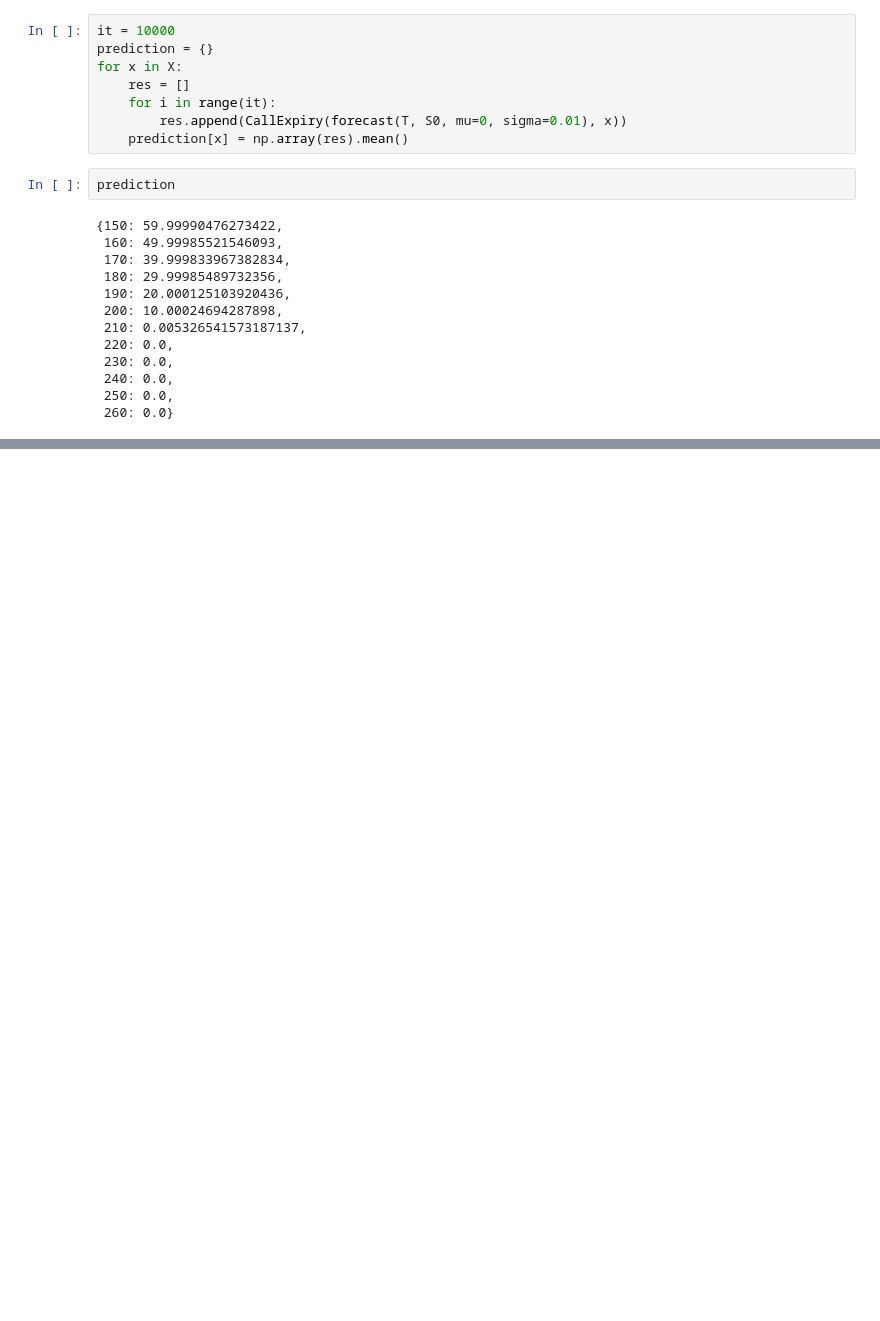
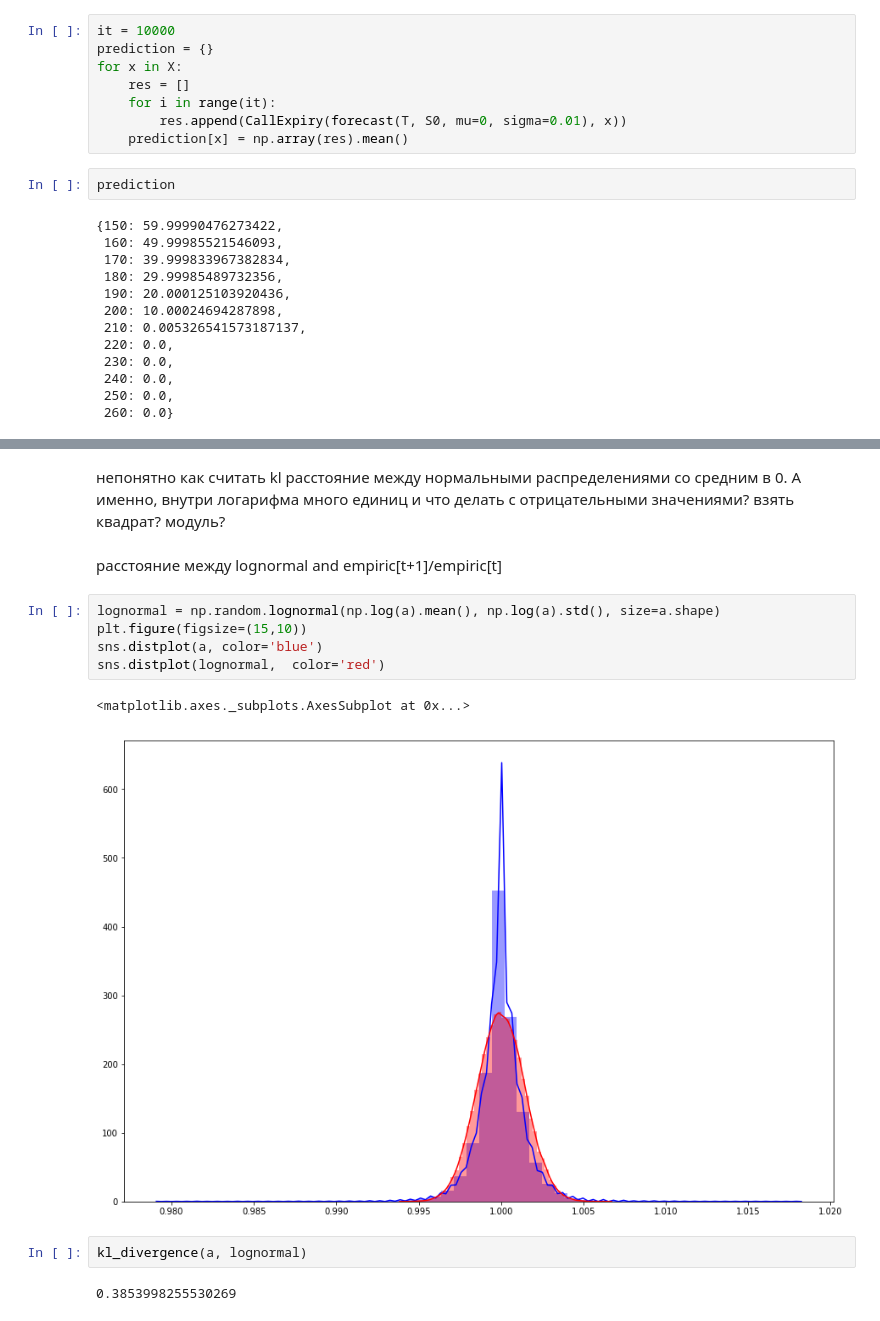
Before and after one commit to marssellio/btchack, a Jupyter notebook: ethusd.ipynb, the cells around one changed output, grey strips where cells are left out. Saved outputs shown, nothing was run; the diff lists cells and outputs as text; blank space fills up the shorter version.

```diff
--- a/ethusd.ipynb
+++ b/ethusd.ipynb
@@ -285,0 +314,16 @@ prediction
+# %% [markdown]
+непонятно как считать kl расстояние между нормальными распределениями со средним в 0. А именно, внутри логарифма много единиц и что делать с отрицательными значениями? взять квадрат? модуль?
+# %% [markdown]
+расстояние между lognormal and empiric[t+1]/empiric[t]
+# %%
+lognormal = np.random.lognormal(np.log(a).mean(), np.log(a).std(), size=a.shape)
+plt.figure(figsize=(15,10))
+sns.distplot(a, color='blue')
+sns.distplot(lognormal,  color='red')
+# %% [output]
+<matplotlib.axes._subplots.AxesSubplot at 0x...>
+[figure, added]
+# %%
+kl_divergence(a, lognormal)
+# %% [output]
+0.3853998255530269
```
Also changed, not shown: parts of 16 cells of this notebook.
